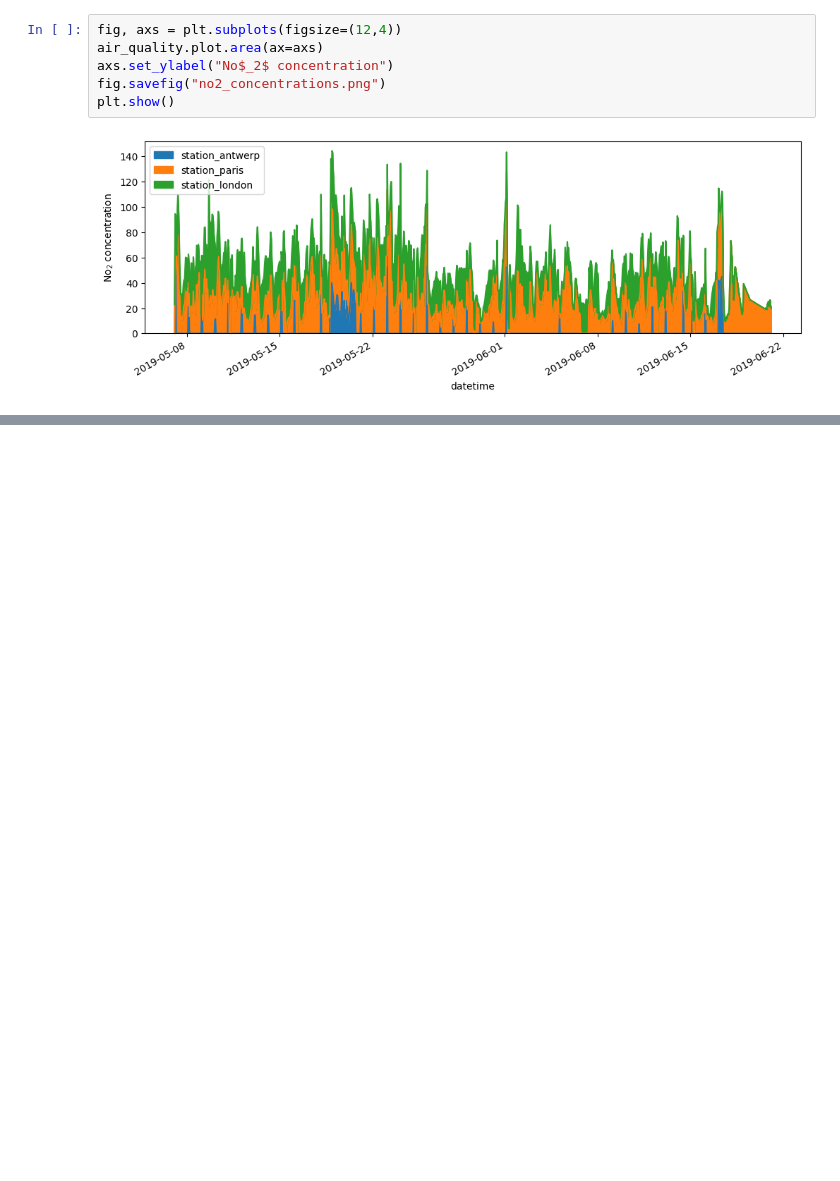
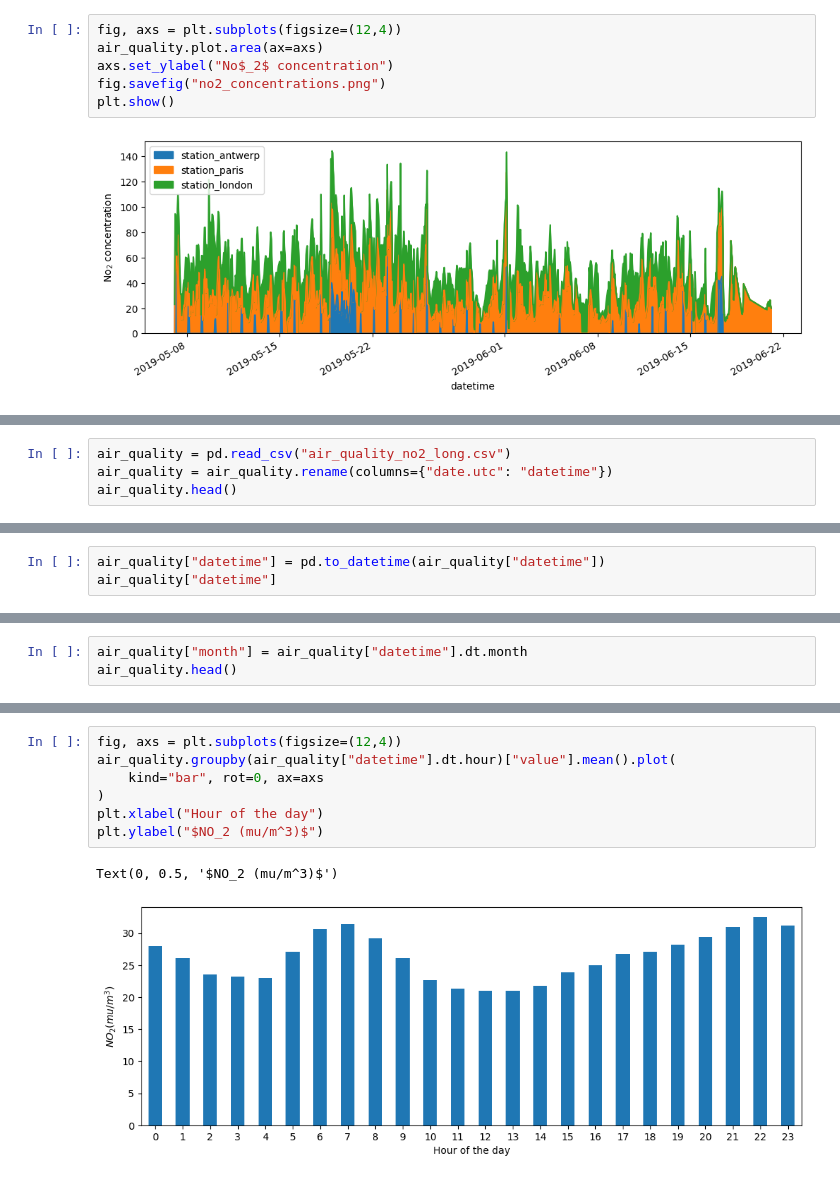
Before and after one commit to Incharajayaram/learning_ml, a Jupyter notebook: learning_pandas.ipynb, the cells around one changed output, grey strips where cells are left out. Drawn from its saved outputs; the diff is of its cells as text; blank space fills up the shorter version.

```diff
--- a/learning_pandas.ipynb
+++ b/learning_pandas.ipynb
@@ -249,0 +571,4 @@ plt.show()
+# %%
+air_quality = pd.read_csv("air_quality_no2_long.csv")
+air_quality = air_quality.rename(columns={"date.utc": "datetime"})
+air_quality.head()
@@ -249,0 +582,3 @@ plt.show()
+# %%
+air_quality["datetime"] = pd.to_datetime(air_quality["datetime"])
+air_quality["datetime"]
@@ -249,0 +607,3 @@ plt.show()
+# %%
+air_quality["month"] = air_quality["datetime"].dt.month
+air_quality.head()
@@ -249,0 +638,10 @@ plt.show()
+# %%
+fig, axs = plt.subplots(figsize=(12,4))
+air_quality.groupby(air_quality["datetime"].dt.hour)["value"].mean().plot(
+    kind="bar", rot=0, ax=axs
+)
+plt.xlabel("Hour of the day")
+plt.ylabel("$NO_2 (mu/m^3)$")
+# %% [output]
+Text(0, 0.5, '$NO_2 (mu/m^3)$')
+[figure, added]
```
Also changed, not shown: parts of 53 cells of this notebook, 5 other files.
